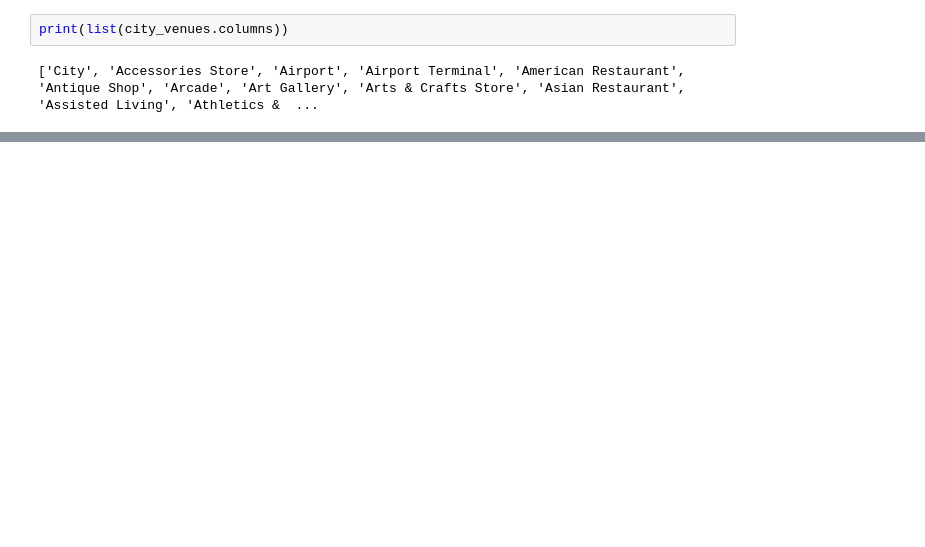
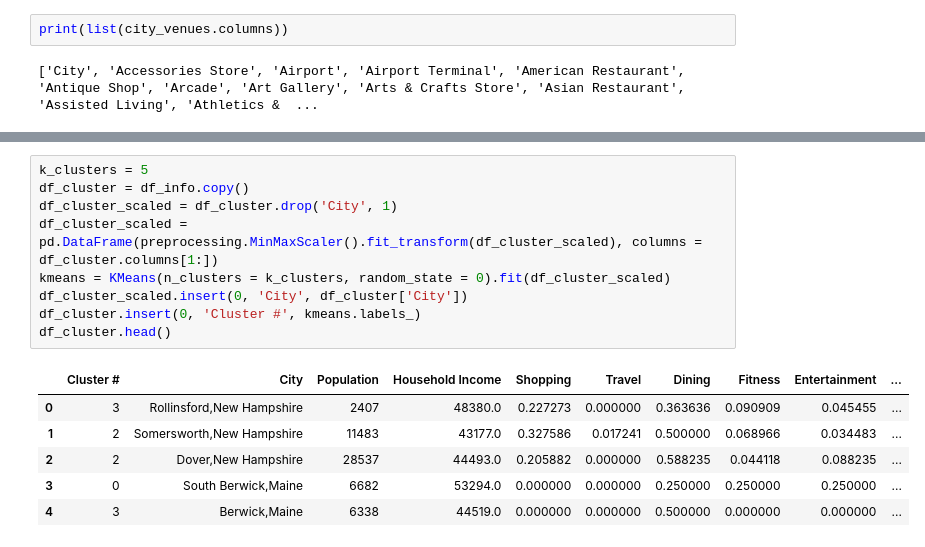
Before and after one commit to ZSwitaj/Coursera_Capstone, a Jupyter notebook: Capstone Project - Battle of Neighborhoods.ipynb, the cells around one changed output, grey strips where cells are left out. Saved outputs shown, nothing was run; the diff lists cells and outputs as text; blank space fills up the shorter version.

```diff
--- a/Capstone Project - Battle of Neighborhoods.ipynb
+++ b/Capstone Project - Battle of Neighborhoods.ipynb
@@ -317,0 +291,16 @@ with urllib.request.urlopen(nh_town_geo) as url:
+# %%
+k_clusters = 5
+df_cluster = df_info.copy()
+df_cluster_scaled = df_cluster.drop('City', 1)
+df_cluster_scaled = pd.DataFrame(preprocessing.MinMaxScaler().fit_transform(df_cluster_scaled), columns = df_cluster.columns[1:])
+kmeans = KMeans(n_clusters = k_clusters, random_state = 0).fit(df_cluster_scaled)
+df_cluster_scaled.insert(0, 'City', df_cluster['City'])
+df_cluster.insert(0, 'Cluster #', kmeans.labels_)
+df_cluster.head()
+# %% [output]
+|  | Cluster # | City | Population | Household Income | Shopping | Travel | Dining | Fitness | Entertainment | ... |
+| 0 | 3 | Rollinsford,New Hampshire | 2407 | 48380.0 | 0.227273 | 0.000000 | 0.363636 | 0.090909 | 0.045455 | ... |
+| 1 | 2 | Somersworth,New Hampshire | 11483 | 43177.0 | 0.327586 | 0.017241 | 0.500000 | 0.068966 | 0.034483 | ... |
+| 2 | 2 | Dover,New Hampshire | 28537 | 44493.0 | 0.205882 | 0.000000 | 0.588235 | 0.044118 | 0.088235 | ... |
+| 3 | 0 | South Berwick,Maine | 6682 | 53294.0 | 0.000000 | 0.000000 | 0.250000 | 0.250000 | 0.250000 | ... |
+| 4 | 3 | Berwick,Maine | 6338 | 44519.0 | 0.000000 | 0.000000 | 0.500000 | 0.000000 | 0.000000 | ... |
```
Also changed, not shown: parts of 35 cells of this notebook.
